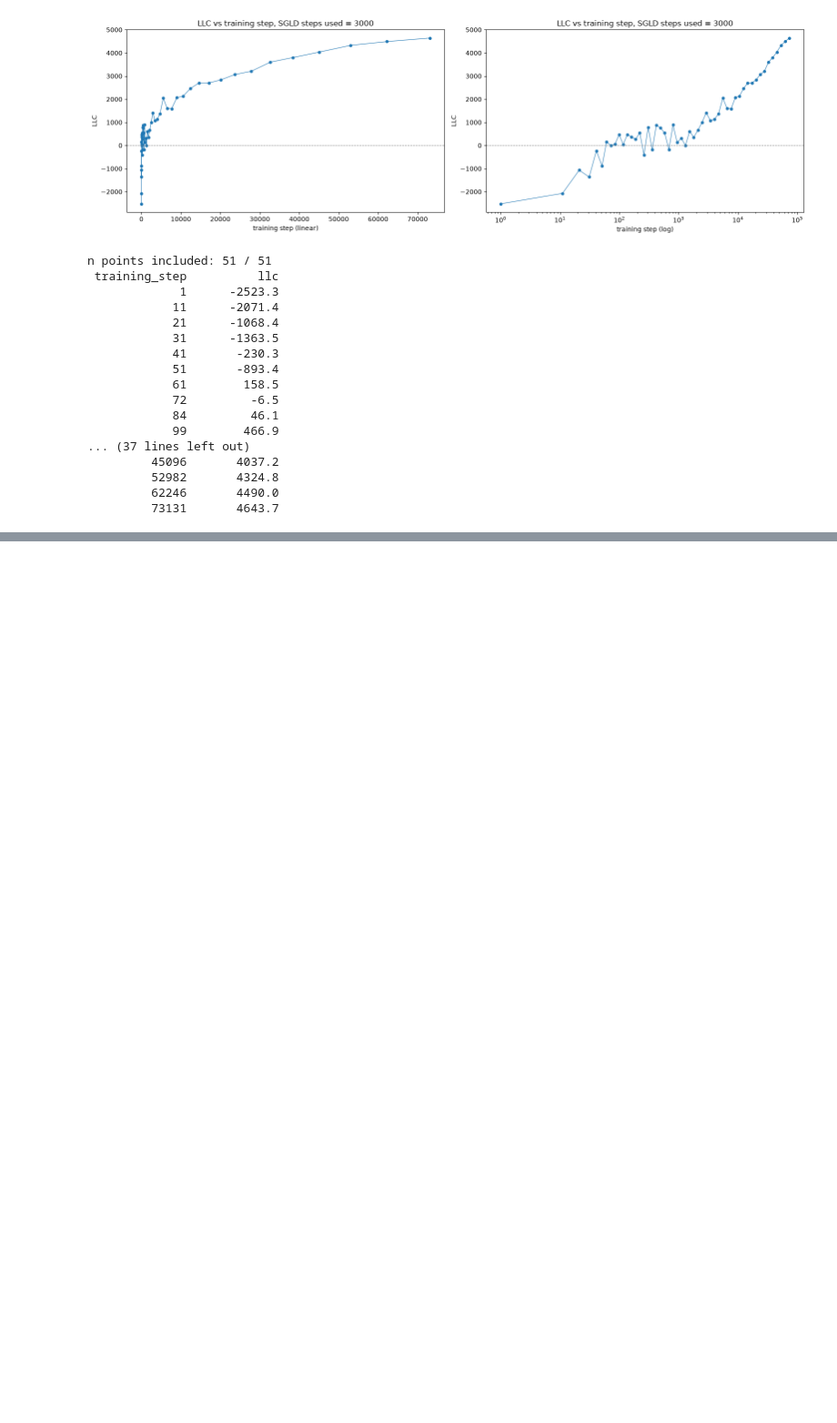
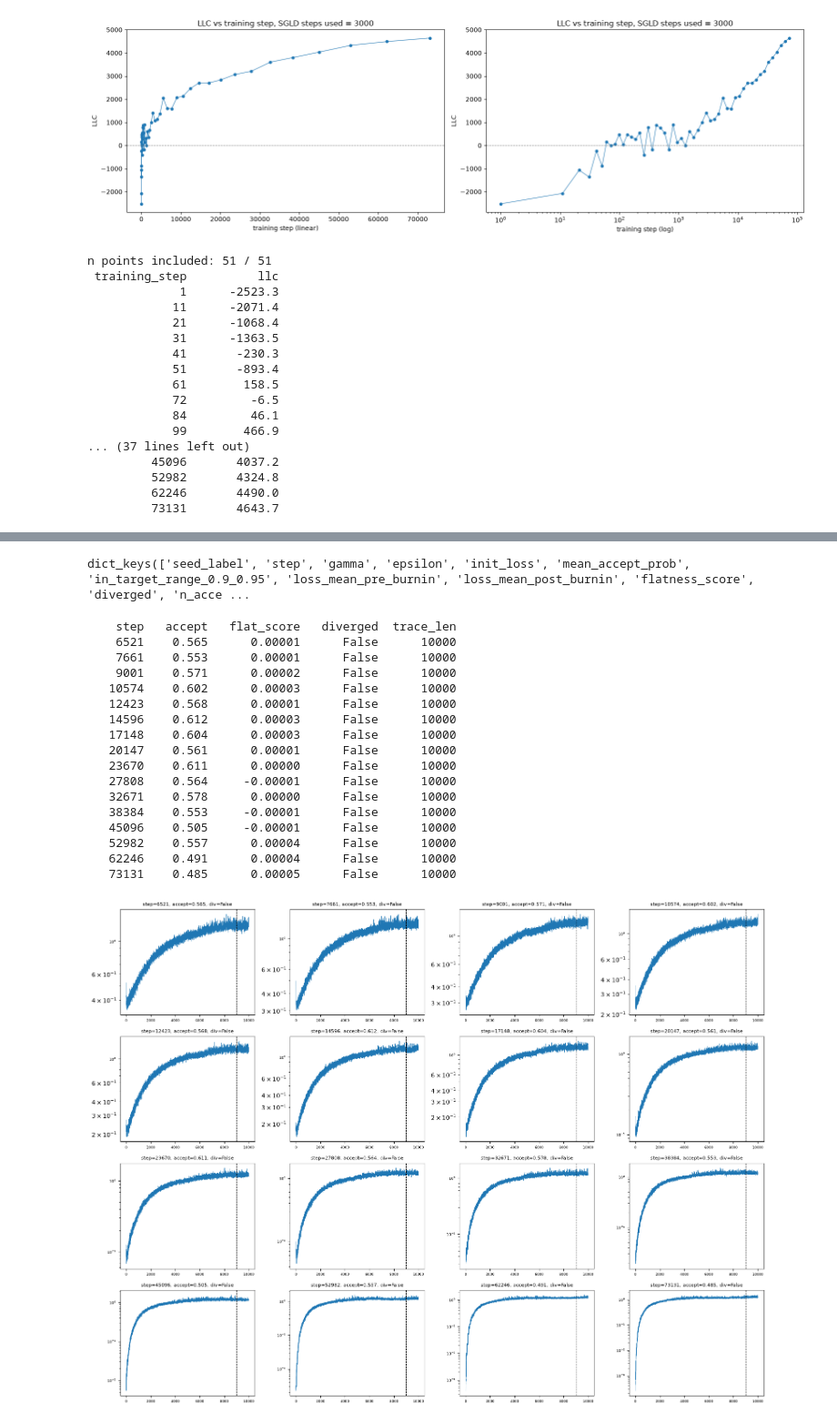
Before and after one commit to shiryu-nakano/dsb-llc-reproduction, a Jupyter notebook: plots3.ipynb, the cells around one changed output, grey strips where cells are left out. Shown at 91% size. Cells and saved outputs as stored; diff of their text form; code cells hidden in the pictures; blank space fills up the shorter version.

```diff
--- a/plots3.ipynb
+++ b/plots3.ipynb
@@ -691,0 +742,75 @@ n points included: 51 / 51
+# %%
+import json
+from pathlib import Path
+
+RESULT_DIR = Path("/home/nakano/server/calibration_results_gamma_eps/accept_recheck_eps2e7")
+
+path = RESULT_DIR / "calib_seed42_acceptcheck_chunk0.json"
+with open(path) as f:
+    d = json.load(f)
+
+rec = d["records"][0]
+print(rec.keys())
+# %% [output]
+dict_keys(['seed_label', 'step', 'gamma', 'epsilon', 'init_loss', 'mean_accept_prob', 'in_target_range_0.9_0.95', 'loss_mean_pre_burnin', 'loss_mean_post_burnin', 'flatness_score', 'diverged', 'n_acce ...
+# %%
+import json
+from pathlib import Path
+import numpy as np
+import matplotlib.pyplot as plt
+
+RESULT_DIR = Path("/home/nakano/server/calibration_results_gamma_eps/accept_recheck_eps2e7")
+
+all_done = []
+for gpu in range(8):
+    path = RESULT_DIR / f"calib_seed42_acceptcheck_chunk{gpu}.json"
+    if path.exists():
+        with open(path) as f:
+            d = json.load(f)
+        all_done.extend(d["records"])
+
+all_done.sort(key=lambda r: r["step"])
+print(f"{'step':>8} {'accept':>8} {'flat_score':>12} {'diverged':>10} {'trace_len':>10}")
+for r in all_done:
+    tr_len = len(r["loss_trace"])
+    print(f"{r['step']:>8} {r['mean_accept_prob']:>8.3f} {r['flatness_score']:>12.5f} {str(r['diverged']):>10} {tr_len:>10}")
+
+# トレースをグリッド表示
+n = len(all_done)
+ncols = 4
+nrows = int(np.ceil(n / ncols))
+fig, axes = plt.subplots(nrows, ncols, figsize=(4*ncols, 3*nrows))
+axes = np.array(axes).flatten()
+
+for ax, rec in zip(axes, all_done):
+    tr = np.array(rec["loss_trace"])
+    ax.plot(tr, lw=0.5, color="C0")
+    ax.set_yscale("log")
+    ax.axvline(len(tr)*0.9, ls="--", c="k", lw=0.8)
+    ax.set_title(f"step={rec['step']}, accept={rec['mean_accept_prob']:.3f}, div={rec['diverged']}", fontsize=8)
+    ax.tick_params(labelsize=6)
+
+for ax in axes[len(all_done):]:
+    ax.axis("off")
+
+plt.tight_layout()
+plt.show()
+# %% [output]
+    step   accept   flat_score   diverged  trace_len
+    6521    0.565      0.00001      False      10000
+    7661    0.553      0.00001      False      10000
+    9001    0.571      0.00002      False      10000
+   10574    0.602      0.00003      False      10000
+   12423    0.568      0.00001      False      10000
+   14596    0.612      0.00003      False      10000
+   17148    0.604      0.00003      False      10000
+   20147    0.561      0.00001      False      10000
+   23670    0.611      0.00000      False      10000
+   27808    0.564     -0.00001      False      10000
+   32671    0.578      0.00000      False      10000
+   38384    0.553     -0.00001      False      10000
+   45096    0.505     -0.00001      False      10000
+   52982    0.557      0.00004      False      10000
+   62246    0.491      0.00004      False      10000
+   73131    0.485      0.00005      False      10000
+[figure, added]
```
Also changed, not shown: parts of 4 cells of this notebook, 4 other files.
